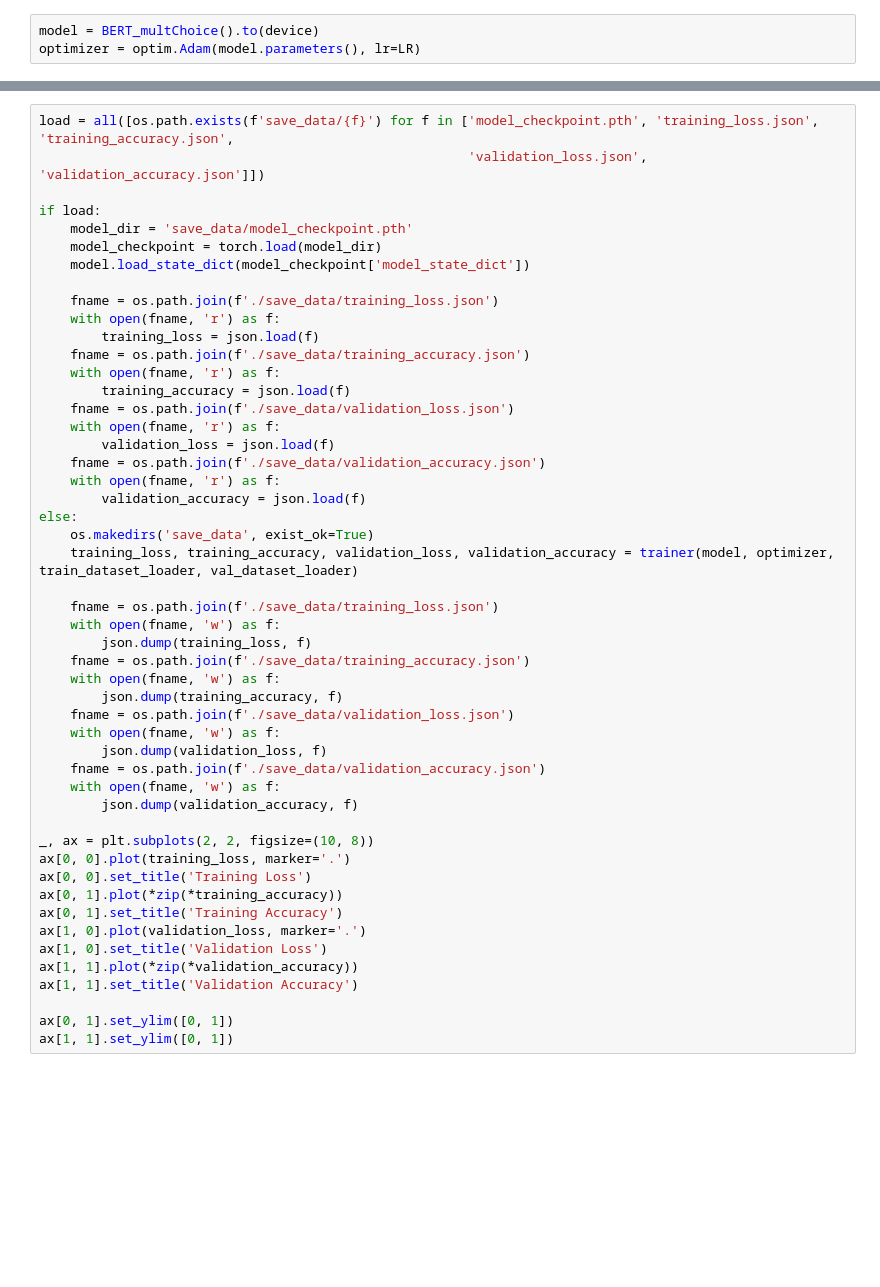
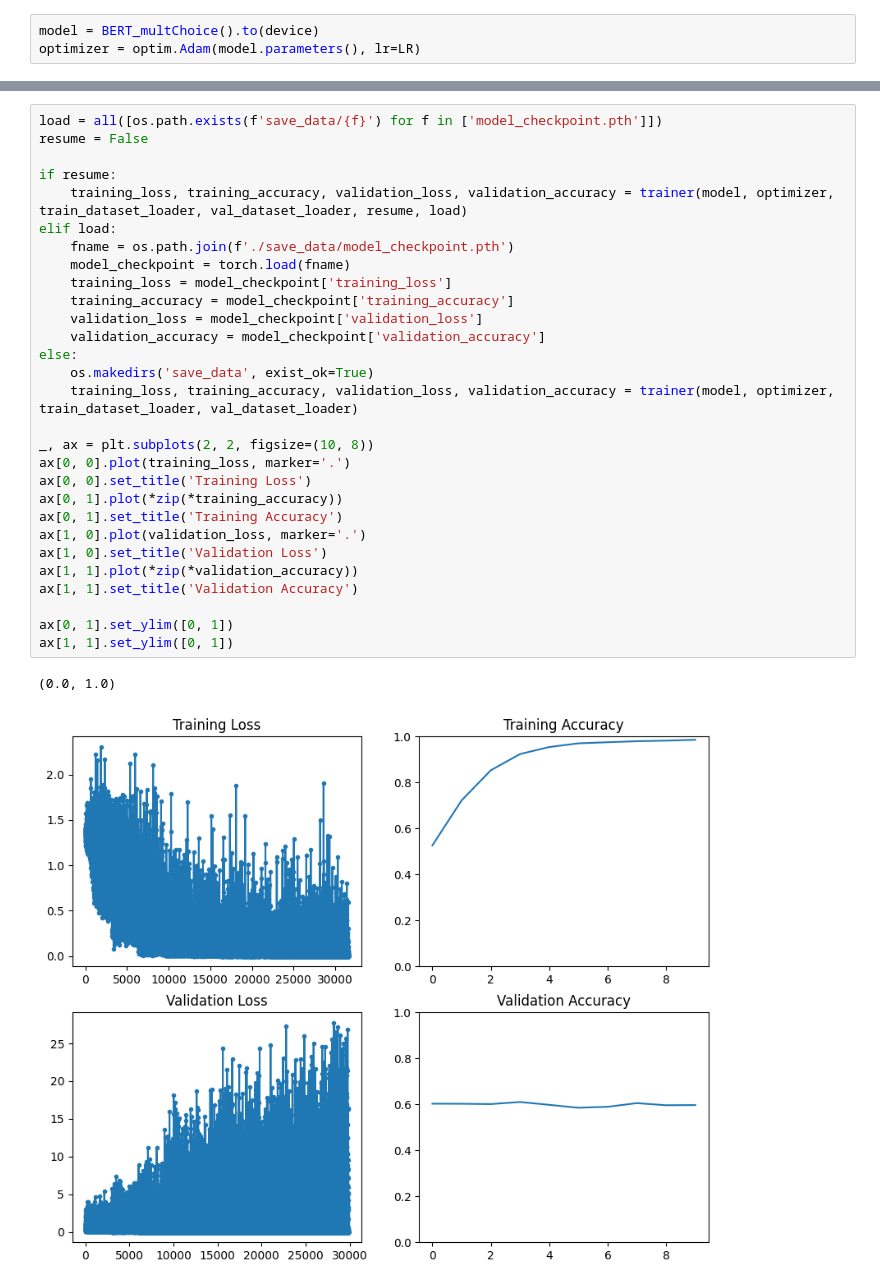
Before and after one commit to SagarParekh97/NLP-Fall-2023, a Jupyter notebook: Assignment 3/hw3_906466769.ipynb, the cells around one changed output, grey strips where cells are left out. Cells and saved outputs as stored; diff of their text form; blank space fills up the shorter version.

```diff
--- a/Assignment 3/hw3_906466769.ipynb
+++ b/Assignment 3/hw3_906466769.ipynb
@@ -439,50 +473,32 @@ optimizer = optim.Adam(model.parameters(), lr=LR)
 # %%
-load = all([os.path.exists(f'save_data/{f}') for f in ['model_checkpoint.pth', 'training_loss.json', 'training_accuracy.json',
-                                                       'validation_loss.json', 'validation_accuracy.json']])
+load = all([os.path.exists(f'save_data/{f}') for f in ['model_checkpoint.pth']])
+resume = False
 
-if load:
-    model_dir = 'save_data/model_checkpoint.pth'
-    model_checkpoint = torch.load(model_dir)
-    model.load_state_dict(model_checkpoint['model_state_dict'])
-
-    fname = os.path.join(f'./save_data/training_loss.json')
-    with open(fname, 'r') as f:
-        training_loss = json.load(f)
-    fname = os.path.join(f'./save_data/training_accuracy.json')
-    with open(fname, 'r') as f:
-        training_accuracy = json.load(f)
-    fname = os.path.join(f'./save_data/validation_loss.json')
-    with open(fname, 'r') as f:
-        validation_loss = json.load(f)
-    fname = os.path.join(f'./save_data/validation_accuracy.json')
-    with open(fname, 'r') as f:
-        validation_accuracy = json.load(f)
+if resume:
+    training_loss, training_accuracy, validation_loss, validation_accuracy = trainer(model, optimizer, train_dataset_loader, val_dataset_loader, resume, load)
+elif load:
+    fname = os.path.join(f'./save_data/model_checkpoint.pth')
+    model_checkpoint = torch.load(fname)
+    training_loss = model_checkpoint['training_loss']
+    training_accuracy = model_checkpoint['training_accuracy']
+    validation_loss = model_checkpoint['validation_loss']
+    validation_accuracy = model_checkpoint['validation_accuracy']
 else:
     os.makedirs('save_data', exist_ok=True)
     training_loss, training_accuracy, validation_loss, validation_accuracy = trainer(model, optimizer, train_dataset_loader, val_dataset_loader)
-
-    fname = os.path.join(f'./save_data/training_loss.json')
-    with open(fname, 'w') as f:
-        json.dump(training_loss, f)
-    fname = os.path.join(f'./save_data/training_accuracy.json')
-    with open(fname, 'w') as f:
-        json.dump(training_accuracy, f)
-    fname = os.path.join(f'./save_data/validation_loss.json')
-    with open(fname, 'w') as f:
-        json.dump(validation_loss, f)
-    fname = os.path.join(f'./save_data/validation_accuracy.json')
-    with open(fname, 'w') as f:
-        json.dump(validation_accuracy, f)
 
 _, ax = plt.subplots(2, 2, figsize=(10, 8))
 ax[0, 0].plot(training_loss, marker='.')
 ax[0, 0].set_title('Training Loss')
 ax[0, 1].plot(*zip(*training_accuracy))
 ax[0, 1].set_title('Training Accuracy')
 ax[1, 0].plot(validation_loss, marker='.')
 ax[1, 0].set_title('Validation Loss')
 ax[1, 1].plot(*zip(*validation_accuracy))
 ax[1, 1].set_title('Validation Accuracy')
 
 ax[0, 1].set_ylim([0, 1])
 ax[1, 1].set_ylim([0, 1])
+# %% [output]
+(0.0, 1.0)
+[figure, added]
```
Also changed, not shown: parts of 9 cells of this notebook, 14 other files.
